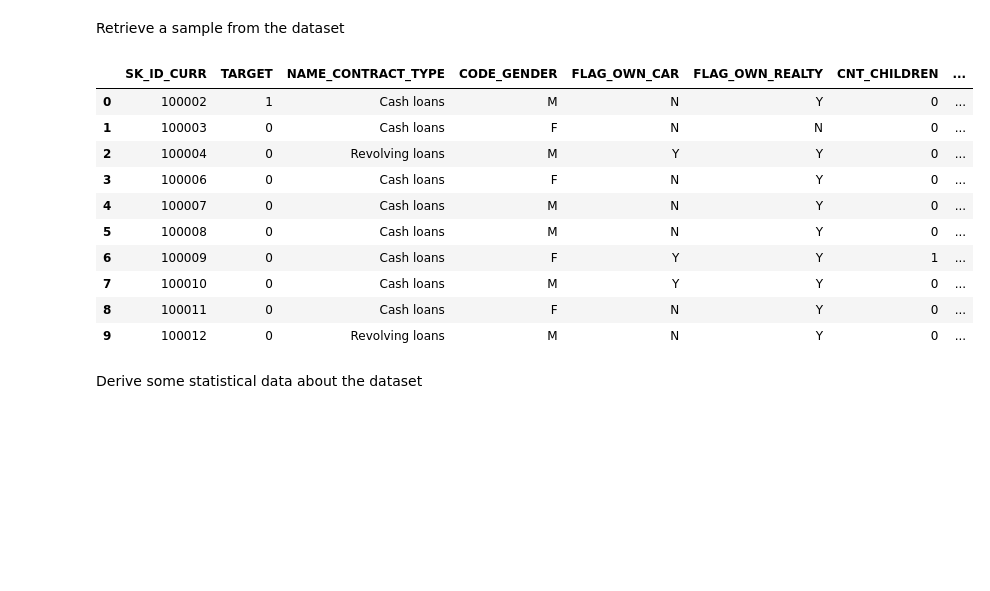
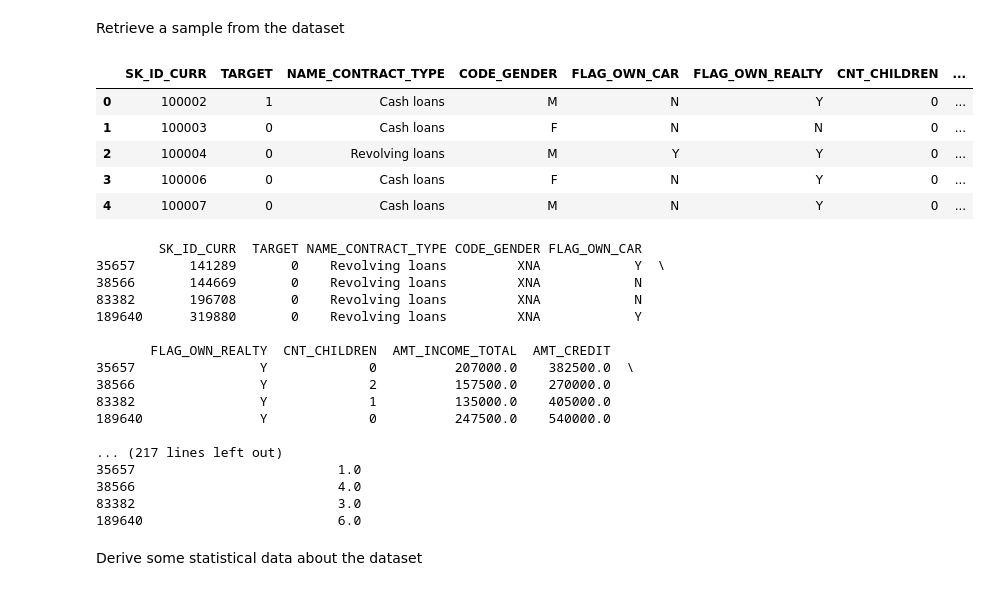
Before and after one commit to mohameedamrr/loan-defaulter-prediction, a Jupyter notebook: Final Notebooks/data-exploration.ipynb, the cells around one changed output. Saved outputs shown, nothing was run; the diff lists cells and outputs as text; code cells hidden in the pictures; blank space fills up the shorter version.

```diff
--- a/Final Notebooks/data-exploration.ipynb
+++ b/Final Notebooks/data-exploration.ipynb
@@ -25,19 +25,35 @@ As we can see above, we have 122 features & 307511 data points
 # %% [markdown]
 Retrieve a sample from the dataset
 # %%
-application_df.head(10)
+application_df.head(5)
 # %% [output]
 |  | SK_ID_CURR | TARGET | NAME_CONTRACT_TYPE | CODE_GENDER | FLAG_OWN_CAR | FLAG_OWN_REALTY | CNT_CHILDREN | ... |
 | 0 | 100002 | 1 | Cash loans | M | N | Y | 0 | ... |
 | 1 | 100003 | 0 | Cash loans | F | N | N | 0 | ... |
 | 2 | 100004 | 0 | Revolving loans | M | Y | Y | 0 | ... |
 | 3 | 100006 | 0 | Cash loans | F | N | Y | 0 | ... |
 | 4 | 100007 | 0 | Cash loans | M | N | Y | 0 | ... |
-| 5 | 100008 | 0 | Cash loans | M | N | Y | 0 | ... |
-| 6 | 100009 | 0 | Cash loans | F | Y | Y | 1 | ... |
-| 7 | 100010 | 0 | Cash loans | M | Y | Y | 0 | ... |
-| 8 | 100011 | 0 | Cash loans | F | N | Y | 0 | ... |
-| 9 | 100012 | 0 | Revolving loans | M | N | Y | 0 | ... |
+# %%
+result = application_df[application_df['CODE_GENDER'] == 'XNA']
+print(result)
+# %% [output]
+        SK_ID_CURR  TARGET NAME_CONTRACT_TYPE CODE_GENDER FLAG_OWN_CAR
+35657       141289       0    Revolving loans         XNA            Y  \
+38566       144669       0    Revolving loans         XNA            N
+83382       196708       0    Revolving loans         XNA            N
+189640      319880       0    Revolving loans         XNA            Y
+
+       FLAG_OWN_REALTY  CNT_CHILDREN  AMT_INCOME_TOTAL  AMT_CREDIT
+35657                Y             0          207000.0    382500.0  \
+38566                Y             2          157500.0    270000.0
+83382                Y             1          135000.0    405000.0
+189640               Y             0          247500.0    540000.0
+
+... (217 lines left out)
+35657                          1.0
+38566                          4.0
+83382                          3.0
+189640                         6.0
 # %% [markdown]
 Derive some statistical data about the dataset
 # %%
```
Also changed, not shown: 1 other file.
